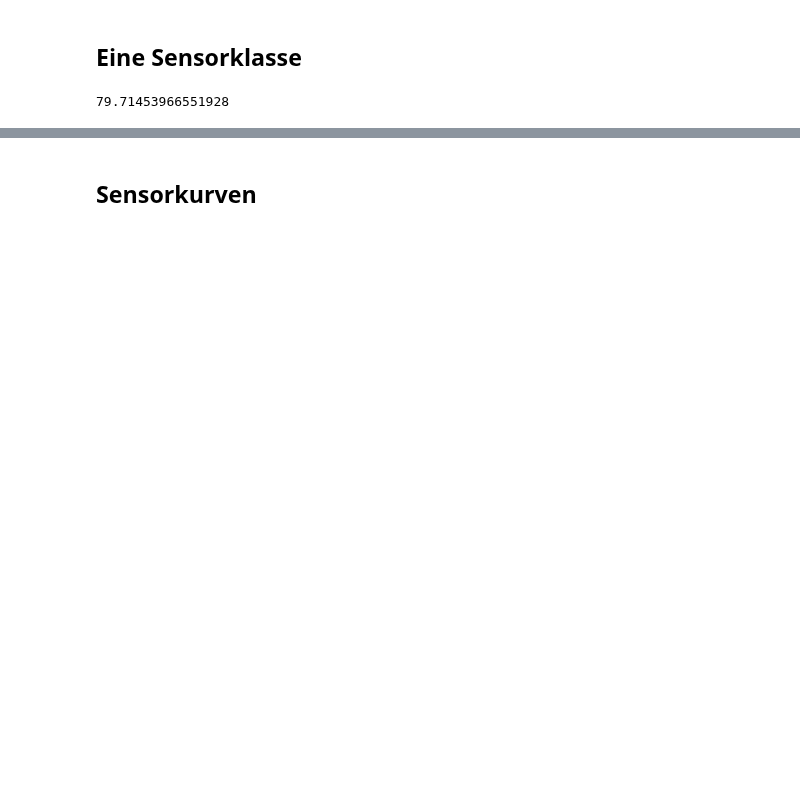
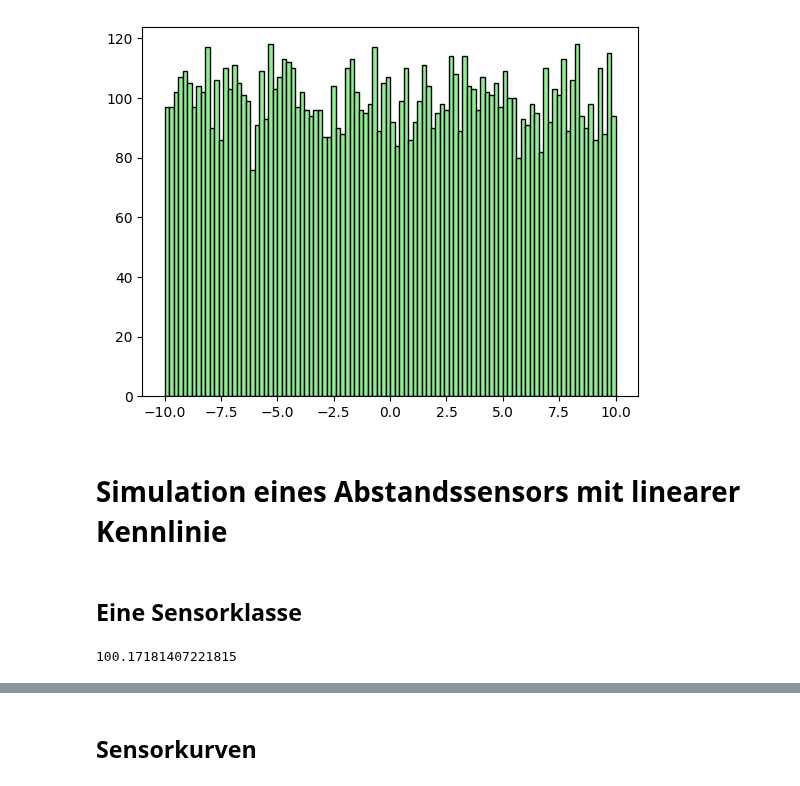
Before and after one commit to juebrauer/central, a Jupyter notebook: 003_distance_sensor_data_fusion/distance_sensor_data_fusion.ipynb, the cells around one changed output, grey strips where cells are left out. Saved outputs shown, nothing was run; the diff lists cells and outputs as text; code cells hidden in the pictures; blank space fills up the shorter version.

```diff
--- a/003_distance_sensor_data_fusion/distance_sensor_data_fusion.ipynb
+++ b/003_distance_sensor_data_fusion/distance_sensor_data_fusion.ipynb
@@ -22,3 +33,11 @@ plt.show()
+# %%
+import matplotlib.pyplot as plt
+plt.hist(A, bins=100, color="lightgreen", edgecolor="black")
+plt.show()
+# %% [output]
+[figure, added]
+# %% [markdown]
+# Simulation eines Abstandssensors mit linearer Kennlinie
 # %% [markdown]
 ## Eine Sensorklasse
 # %%
@@ -48,4 +71,4 @@ s1 = sensor_lineare_kennlinie(-20.0, 1.0)
 # %%
-s1.get_sensorwert(100)
+s1.gib_mir_sensorwert(100)
 # %% [output]
-79.71453966551928
+100.17181407221815
```
Also changed, not shown: parts of 109 cells of this notebook.
